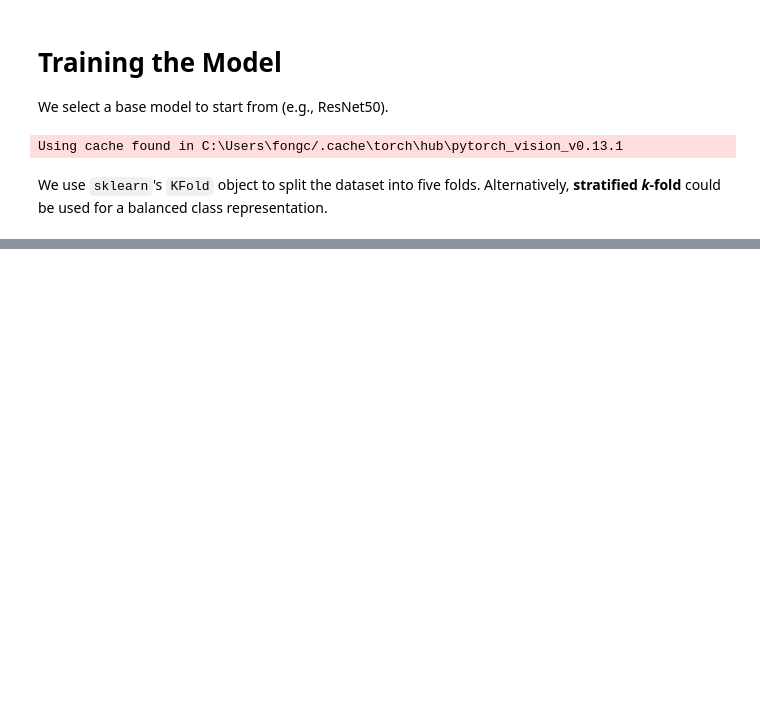
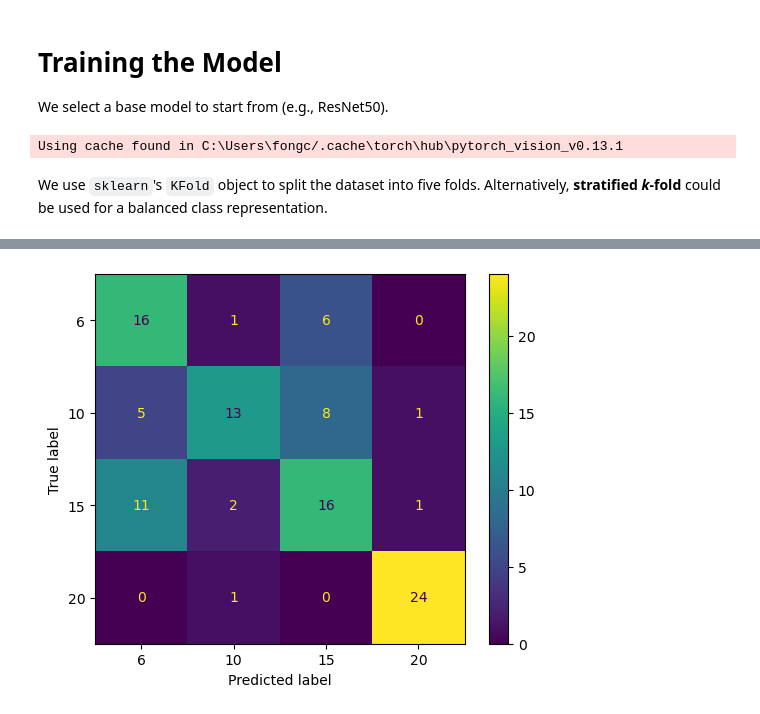
Before and after one commit to fongc123/fyp2022, a Jupyter notebook: deep learning/test_models.ipynb, the cells around one changed output, grey strips where cells are left out. Cells and saved outputs as stored; diff of their text form; code cells hidden in the pictures; blank space fills up the shorter version.

```diff
--- a/deep learning/test_models.ipynb
+++ b/deep learning/test_models.ipynb
@@ -95,0 +124,4 @@ KeyboardInterrupt:
+# %%
+cm, report = utils.generate_metrics(true, pred)
+# %% [output]
+[figure, added]
```
Also changed, not shown: parts of 10 cells of this notebook, 20 other files.
